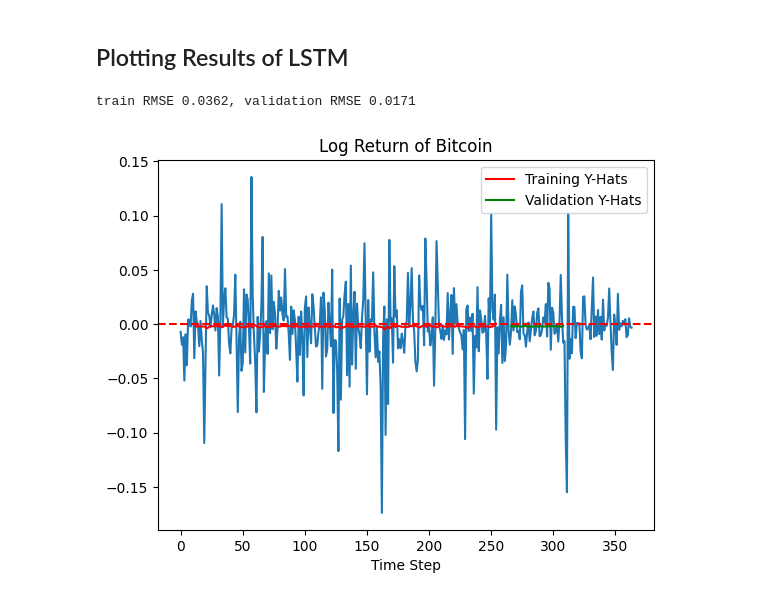
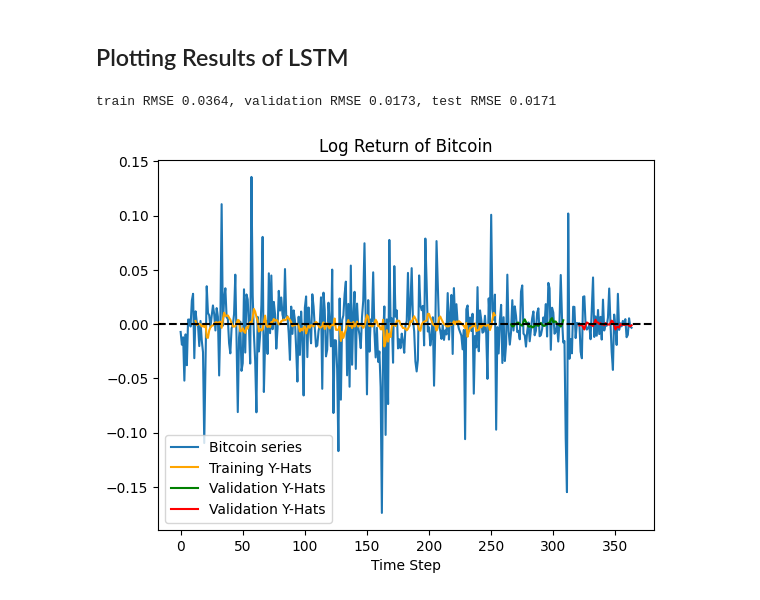
Before and after one commit to cferggie/Predicting-Bitcoin-Returns-with-Long-Short-Term-Memory-LSTM-Neural-Networks, a Jupyter notebook: LSTM for Bitcoin.ipynb, the cells around one changed output. Saved outputs shown, nothing was run; the diff lists cells and outputs as text; code cells hidden in the pictures.

```diff
--- a/LSTM for Bitcoin.ipynb
+++ b/LSTM for Bitcoin.ipynb
@@ -171,9 +171,9 @@ class LSTM(nn.Module):
 model = LSTM()
 optimizer = optim.Adam(model.parameters())
 loss_fn = nn.MSELoss()
-loader = data.DataLoader(data.TensorDataset(X_train, y_train), shuffle=False, batch_size=100)
+loader = data.DataLoader(data.TensorDataset(X_train, y_train), shuffle=False, batch_size=30)
 # lambda_value = 0.01
-n_epochs = 1000
+n_epochs = 3000
 
 for epoch in range(n_epochs+1):
     model.train()
@@ -249,40 +249,51 @@ Use this to select the optimal value of lambda
 # %%
 with torch.no_grad():
     ##Shift train predictions for plotting
     train_plot = np.ones_like(diff) * np.nan
     #get predictions for training set
     y_hat_train = model(X_train)
     #RMSE for training set
     rmse_train = torch.sqrt(loss_fn(y_hat_train, y_train))
     #Plot the training predictions
     y_hat_train = y_hat_train.reshape(242,)
     train_plot[lookback:train_size] = y_hat_train
 
 
     #Shift validation predictions for plotting
     valid_plot = np.ones_like(diff) * np.nan
-    #Get predictions for testing set
+    #Get predictions for valid set
     y_hat_valid = model(X_valid)
-    #RMSE for testing set
+    #RMSE for valid set
     rmse_valid = torch.sqrt(loss_fn(y_hat_valid, y_valid))
-    #Plot the testing predictions
+    #Plot the valid predictions
     y_hat_valid = y_hat_valid.reshape(43,)
     valid_plot[train_size+lookback:train_size+len(y_valid)+lookback] = y_hat_valid
 
-print(f"train RMSE {rmse_train:.4f}, validation RMSE {rmse_valid:.4f}")
+    #Shift test predictions for plotting
+    test_plot = np.ones_like(diff) * np.nan
+    #Get predictions for testing set
+    y_hat_test = model(X_test)
+    #RMSE for testing set
+    rmse_test = torch.sqrt(loss_fn(y_hat_test, y_test))
+    #Plot the testing predictions
+    y_hat_test = y_hat_test.reshape(43,)
+    test_plot[train_size+lookback+len(y_valid)+lookback:] = y_hat_test
+
+print(f"train RMSE {rmse_train:.4f}, validation RMSE {rmse_valid:.4f}, test RMSE {rmse_test:.4f}")
 
 
 # plot
-plt.plot(diff)
-plt.plot(train_plot, c='r', label="Training Y-Hats")
+plt.plot(diff, label='Bitcoin series')
+plt.plot(train_plot, c='orange', label="Training Y-Hats")
 plt.plot(valid_plot, c='g', label='Validation Y-Hats')
+plt.plot(test_plot, c='r', label='Validation Y-Hats')
 plt.xlabel('Time Step')
 plt.title('Log Return of Bitcoin')
 plt.legend()
-plt.axhline(y=0, color='r', linestyle='--')
+plt.axhline(y=0, color='black', linestyle='--')
 # plt.savefig("365 forecast")
 plt.show()
 # %% [output]
-train RMSE 0.0362, validation RMSE 0.0171
+train RMSE 0.0364, validation RMSE 0.0173, test RMSE 0.0171
-[figure, old version]
+[figure, new version]
 # %%
```
Also changed, not shown: parts of 2 cells of this notebook, 1 other file.
